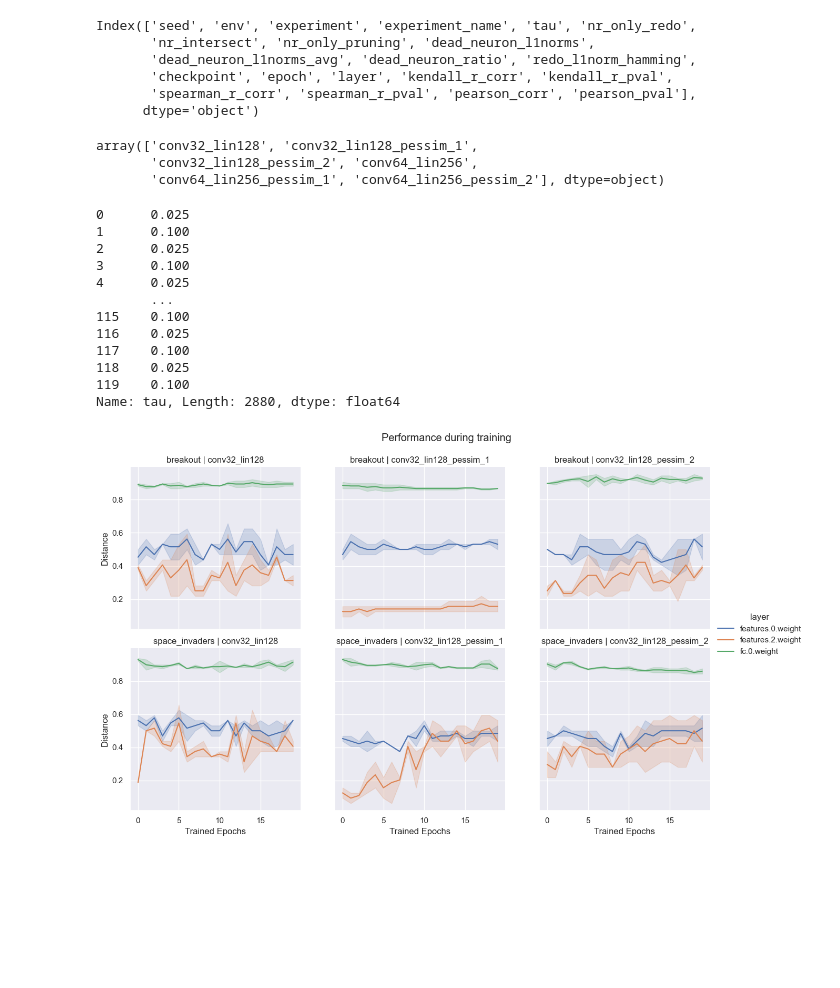
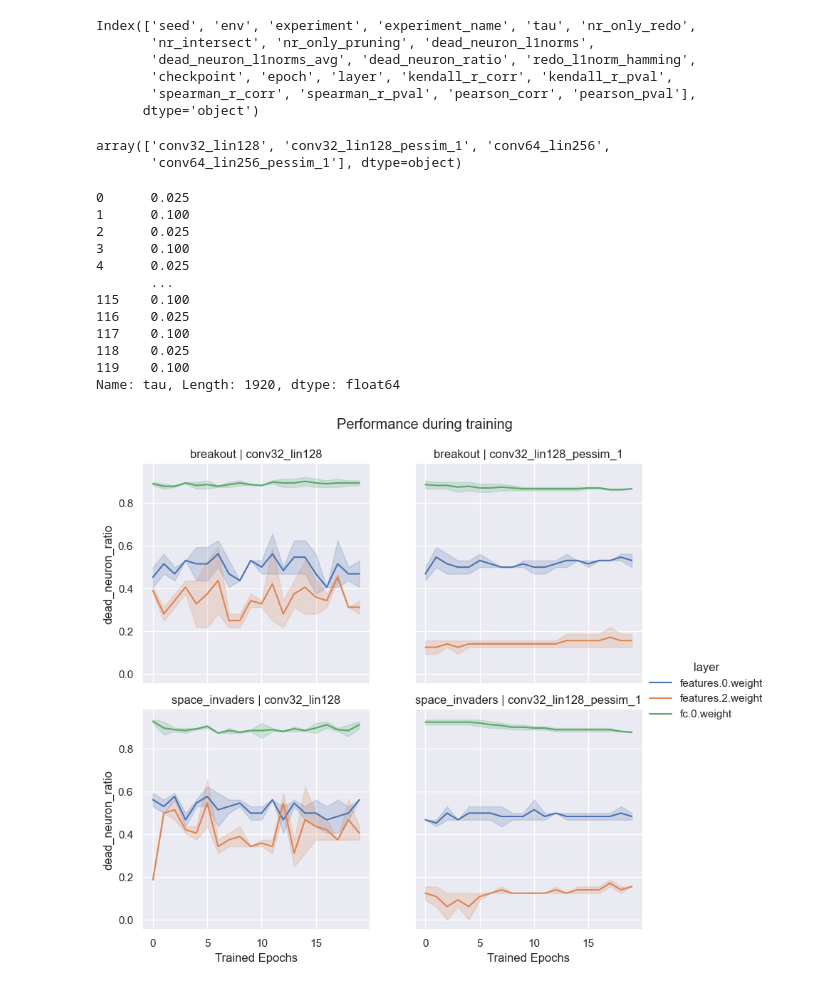
Before and after one commit to mariusdgm/minatar_work, a Jupyter notebook: notebooks/inspect_training_output.ipynb, the cells around one changed output. Drawn from its saved outputs; the diff is of its cells as text; code cells hidden in the pictures; blank space fills up the shorter version.

```diff
--- a/notebooks/inspect_training_output.ipynb
+++ b/notebooks/inspect_training_output.ipynb
@@ -47,7 +50,7 @@ warnings.filterwarnings('ignore', category=FutureWarning)
 training_outputs_folder_path = (
     r"D:\Work\PhD\minatar_work\experiments\training\outputs"
 )
-training_timestamp_folder = "2023_07_23-21_46_04"
+training_timestamp_folder = "2023_07_28-16_41_34"
 
 experiment_paths = collect_training_output_files(
         os.path.join(training_outputs_folder_path, training_timestamp_folder)
@@ -397,9 +400,8 @@ Index(['seed', 'env', 'experiment', 'experiment_name', 'tau', 'nr_only_redo',
 # %%
 df_res["experiment_name"].unique()
 # %% [output]
-array(['conv32_lin128', 'conv32_lin128_pessim_1',
-       'conv32_lin128_pessim_2', 'conv64_lin256',
-       'conv64_lin256_pessim_1', 'conv64_lin256_pessim_2'], dtype=object)
+array(['conv32_lin128', 'conv32_lin128_pessim_1', 'conv64_lin256',
+       'conv64_lin256_pessim_1'], dtype=object)
 # %%
 df_res["tau"]
 # %% [output]
@@ -414,37 +416,35 @@ df_res["tau"]
 117    0.100
 118    0.025
 119    0.100
-Name: tau, Length: 2880, dtype: float64
+Name: tau, Length: 1920, dtype: float64
 # %%
 metric_col = 'dead_neuron_ratio'
 
-df_sub1 = df_res[df_res["experiment_name"].isin(['conv32_lin128', 'conv32_lin128_pessim_1',
-       'conv32_lin128_pessim_2'])]
+df_sub1 = df_res[df_res["experiment_name"].isin(['conv32_lin128', 'conv32_lin128_pessim_1'])]
 
-experiment_order = ['conv32_lin128', 'conv32_lin128_pessim_1',
-       'conv32_lin128_pessim_2']
+experiment_order = ['conv32_lin128', 'conv32_lin128_pessim_1']
 
 sub_df = df_sub1[df_sub1["tau"] == 0.025]
 
 # Compute the average metric between the seeds for each experiment
 # avg_df = sub_df.groupby(['env', 'experiment_name', 'epoch', "layer"]).mean().reset_index() # if we don't want conf interval in the plot, replace down with sub_df
 
 g = sns.FacetGrid(sub_df, col_order=experiment_order, row='env', col='experiment_name',
 height = 4, hue="layer", aspect=1, sharey=True)
-g.map(sns.lineplot, 'epoch', metric_col, ax=ax)
+g.map(sns.lineplot, 'epoch', metric_col)
 
 g.fig.suptitle('Performance during training')
 g.set_titles(row_template='{row_name}', col_template='{col_name}', fontsize=1)
 
 g.figure.subplots_adjust(top=0.9, wspace=0.2)
 g.set_axis_labels('Trained Epochs', metric_col)
 
 g.add_legend()
 
 # Show the plot
 plt.show()
 # %% [output]
-[figure, old version]
+[figure, new version]
 # %%
 metric_col = 'dead_neuron_ratio'
 
```
Also changed, not shown: parts of 12 cells of this notebook.
